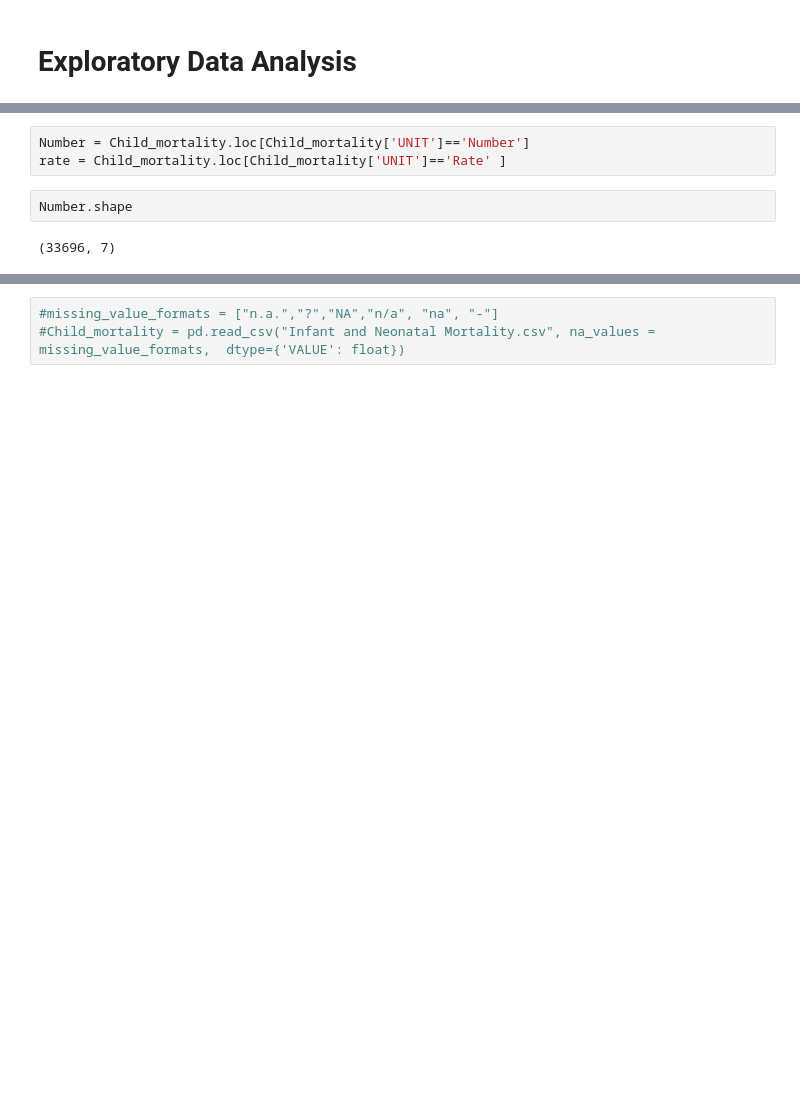
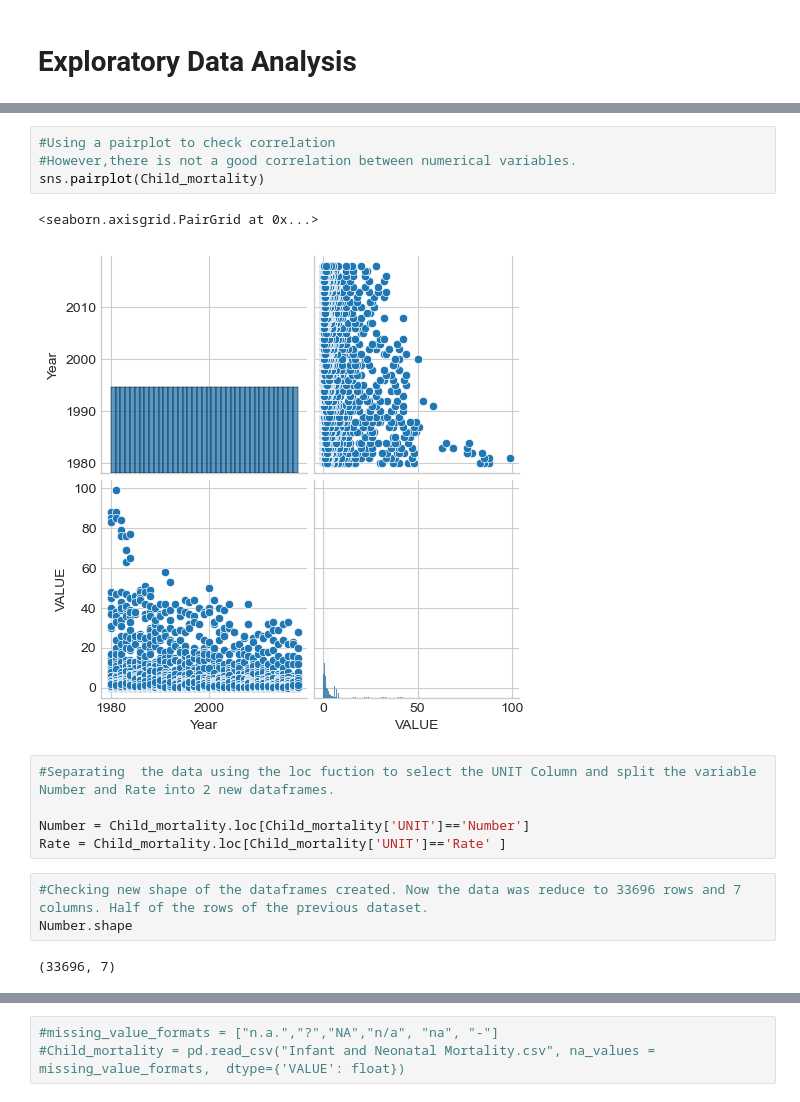
Before and after one commit to Paolacrir/CA1, a Jupyter notebook: Infant and Neonatal Mortality.ipynb, the cells around one changed output, grey strips where cells are left out. Cells and saved outputs as stored; diff of their text form; blank space fills up the shorter version.

```diff
--- a/Infant and Neonatal Mortality.ipynb
+++ b/Infant and Neonatal Mortality.ipynb
@@ -109,7 +132,17 @@ dtype: int64
+# %%
+#Using a pairplot to check correlation
+#However,there is not a good correlation between numerical variables.
+sns.pairplot(Child_mortality)
+# %% [output]
+<seaborn.axisgrid.PairGrid at 0x...>
+[figure, added]
 # %%
+#Separating  the data using the loc fuction to select the UNIT Column and split the variable Number and Rate into 2 new dataframes.
+
 Number = Child_mortality.loc[Child_mortality['UNIT']=='Number']
-rate = Child_mortality.loc[Child_mortality['UNIT']=='Rate' ]
+Rate = Child_mortality.loc[Child_mortality['UNIT']=='Rate' ]
 # %%
+#Checking new shape of the dataframes created. Now the data was reduce to 33696 rows and 7 columns. Half of the rows of the previous dataset.
 Number.shape
 # %% [output]
 (33696, 7)
```
Also changed, not shown: parts of 68 cells of this notebook.
